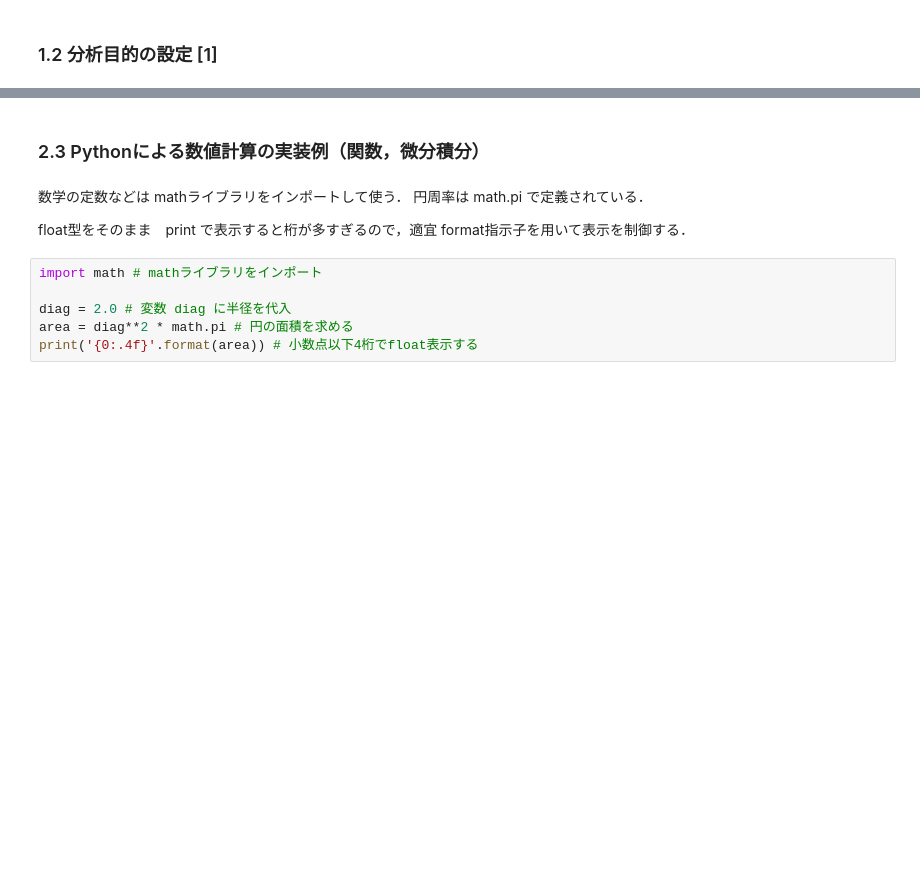
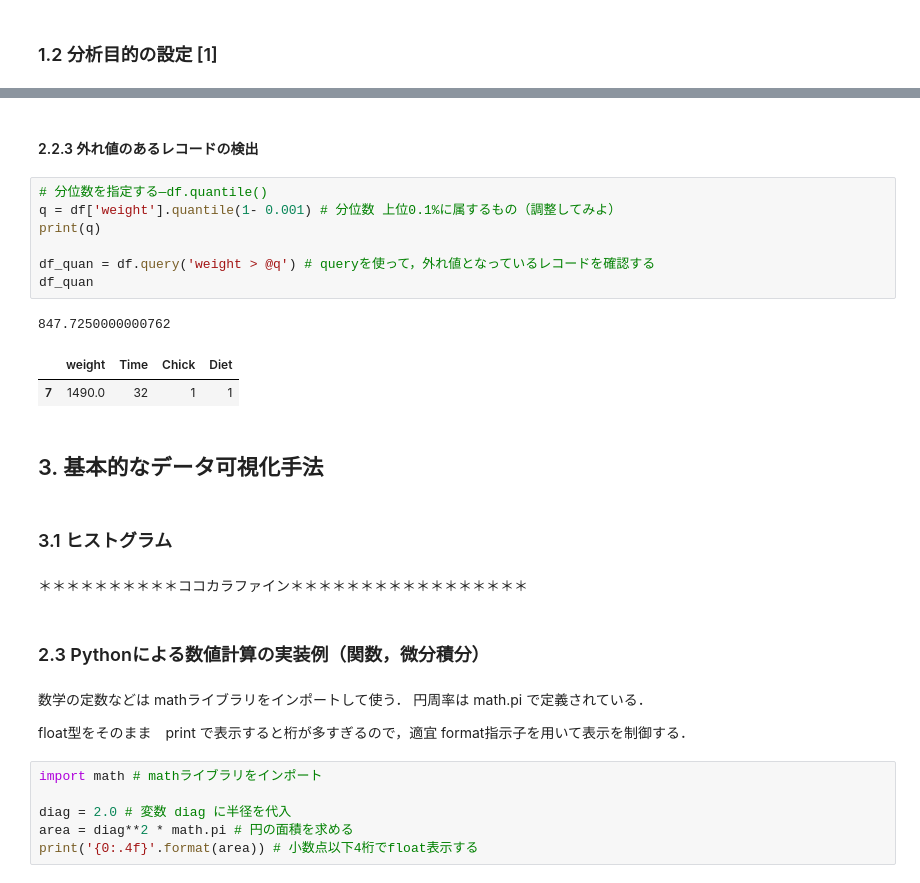
Before and after one commit to MDASH-shinshu/MDASH-T-DS, a Jupyter notebook: 2/2_analysis_design_colab.ipynb, the cells around one changed output, grey strips where cells are left out. Cells and saved outputs as stored; diff of their text form; blank space fills up the shorter version.

```diff
--- a/2/2_analysis_design_colab.ipynb
+++ b/2/2_analysis_design_colab.ipynb
@@ -205,3 +234,22 @@ print('{:.3e}'.format(12345)) ##小数点以下の桁数を指定して指数に
+# %% [markdown]
+#### 2.2.3 外れ値のあるレコードの検出
+# %%
+# 分位数を指定する—df.quantile()
+q = df['weight'].quantile(1- 0.001) # 分位数 上位0.1%に属するもの（調整してみよ）
+print(q)
+
+df_quan = df.query('weight > @q') # queryを使って，外れ値となっているレコードを確認する
+df_quan
+# %% [output]
+847.7250000000762
+|  | weight | Time | Chick | Diet |
+| 7 | 1490.0 | 32 | 1 | 1 |
+# %% [markdown]
+## 3. 基本的なデータ可視化手法
+# %% [markdown]
+### 3.1 ヒストグラム
+# %% [markdown]
+＊＊＊＊＊＊＊＊＊＊ココカラファイン＊＊＊＊＊＊＊＊＊＊＊＊＊＊＊＊＊
 # %% [markdown]
 ### 2.3 Pythonによる数値計算の実装例（関数，微分積分）
 # %% [markdown]
```
Also changed, not shown: parts of 49 cells of this notebook.
